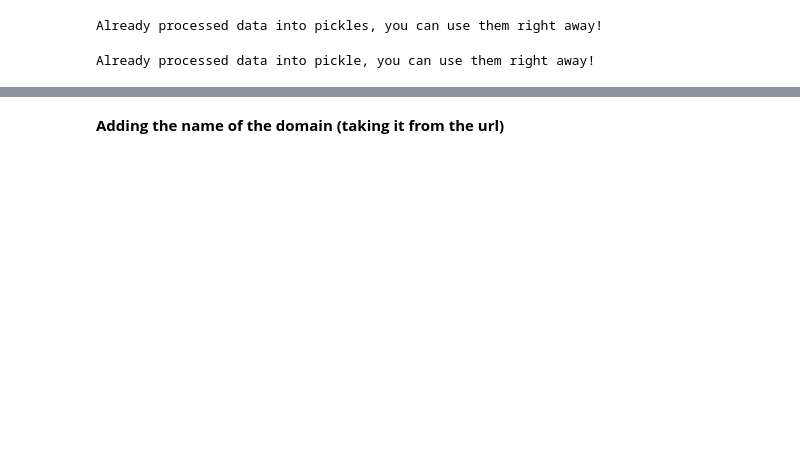
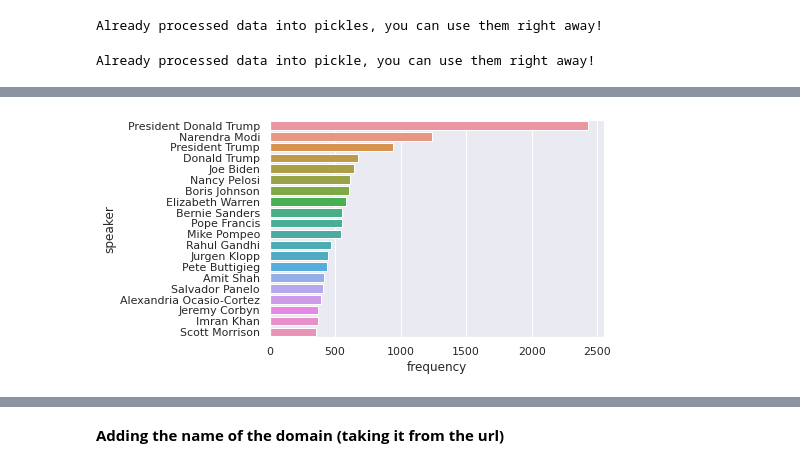
Before and after one commit to epfl-ada/ada-2021-project-top-spot, a Jupyter notebook: project.ipynb, the cells around one changed output, grey strips where cells are left out. Cells and saved outputs as stored; diff of their text form; code cells hidden in the pictures; blank space fills up the shorter version.

```diff
--- a/project.ipynb
+++ b/project.ipynb
@@ -590,0 +367,6 @@ df.head()
+# %%
+#Speakers
+list_speakers = df['speaker']
+list_speakers =list_speakers.to_list()
+# %%
+set_unique_speakers = set(list_speakers)
@@ -590,0 +377,14 @@ df.head()
+# %%
+# Count the number of quotations issued by each speaker
+list_speakers_occurences = []
+for speaker in set_unique_speakers:
+  list_speakers_occurences.append([speaker, list_speakers.count(speaker)])
+sorted_list_speakers_occurences = sorted(list_speakers_occurences, key=lambda x: x[1], reverse=True)
+# %%
+# Rank speakers by the number of quotations issued
+df_speakers = pd.DataFrame(sorted_list_speakers_occurences)
+df_speakers.set_axis(['speaker', 'frequency'], axis=1, inplace=True)
+import matplotlib.pyplot as plt
+ax = sns.barplot(x="frequency", y="speaker", data=df_speakers.head(20))
+# %% [output]
+[figure, added]
```
Also changed, not shown: parts of 98 cells of this notebook.
